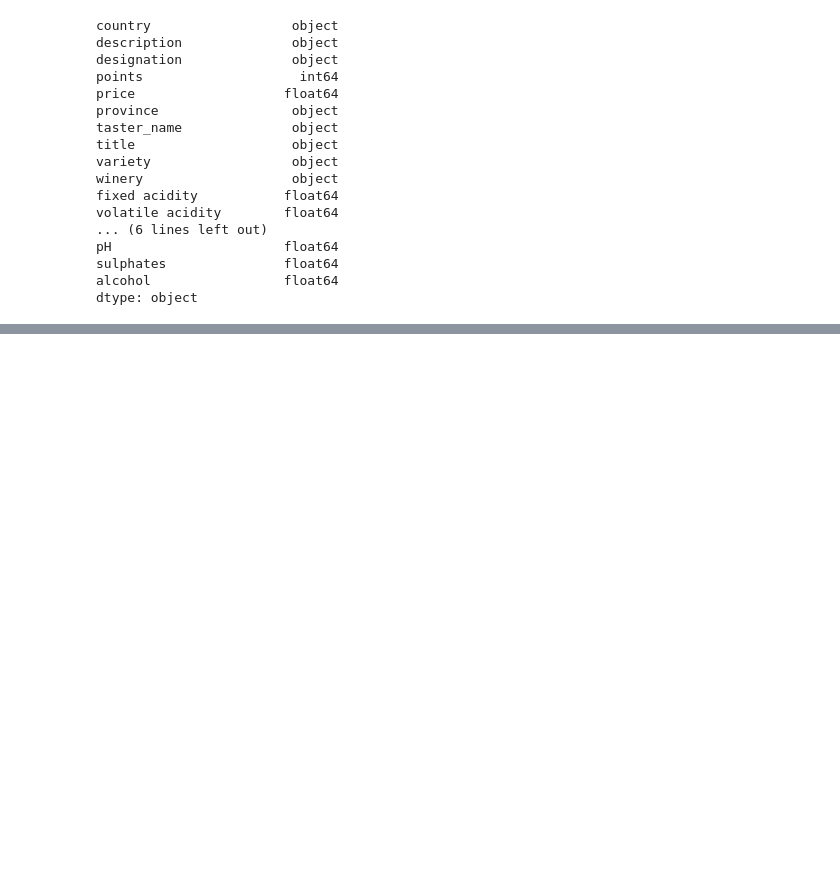
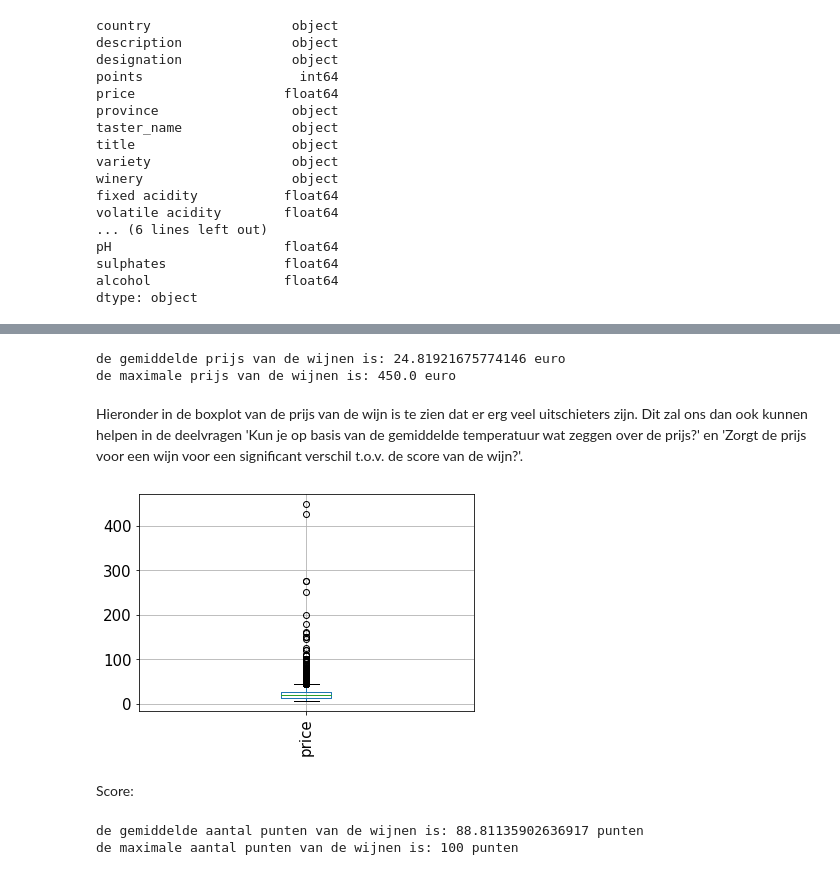
Before and after one commit to TijsS/jupyterNotebook, a Jupyter notebook: Copy_of_WijnOnderzoek.ipynb, the cells around one changed output, grey strips where cells are left out. Cells and saved outputs as stored; diff of their text form; code cells hidden in the pictures; blank space fills up the shorter version.

```diff
--- a/Copy_of_WijnOnderzoek.ipynb
+++ b/Copy_of_WijnOnderzoek.ipynb
@@ -66,0 +89,26 @@ df.describe()
+# %%
+gemiddeldePrice = df['price'].mean()
+maxPrice = df['price'].max()
+
+print("de gemiddelde prijs van de wijnen is: " + str(gemiddeldePrice) + " euro")
+print("de maximale prijs van de wijnen is: " + str(maxPrice) + " euro")
+# %% [output]
+de gemiddelde prijs van de wijnen is: 24.81921675774146 euro
+de maximale prijs van de wijnen is: 450.0 euro
+# %% [markdown]
+Hieronder in de boxplot van de prijs van de wijn is te zien dat er erg veel uitschieters zijn. Dit zal ons dan ook kunnen helpen in de deelvragen 'Kun je op basis van de gemiddelde temperatuur wat zeggen over de prijs?' en 'Zorgt de prijs voor een wijn voor een significant verschil t.o.v. de score van de wijn?'.
+# %%
+boxplot = df[['price']].boxplot(grid=True, rot=90, fontsize=15)
+# %% [output]
+[figure, added]
+# %% [markdown]
+Score:
+# %%
+gemiddeldePoints = df['points'].mean()
+maxPoints = df['points'].max()
+
+print("de gemiddelde aantal punten van de wijnen is: " + str(gemiddeldePoints) + " punten")
+print("de maximale aantal punten van de wijnen is: " + str(maxPoints) + " punten")
+# %% [output]
+de gemiddelde aantal punten van de wijnen is: 88.81135902636917 punten
+de maximale aantal punten van de wijnen is: 100 punten
```
Also changed, not shown: parts of 21 cells of this notebook.
